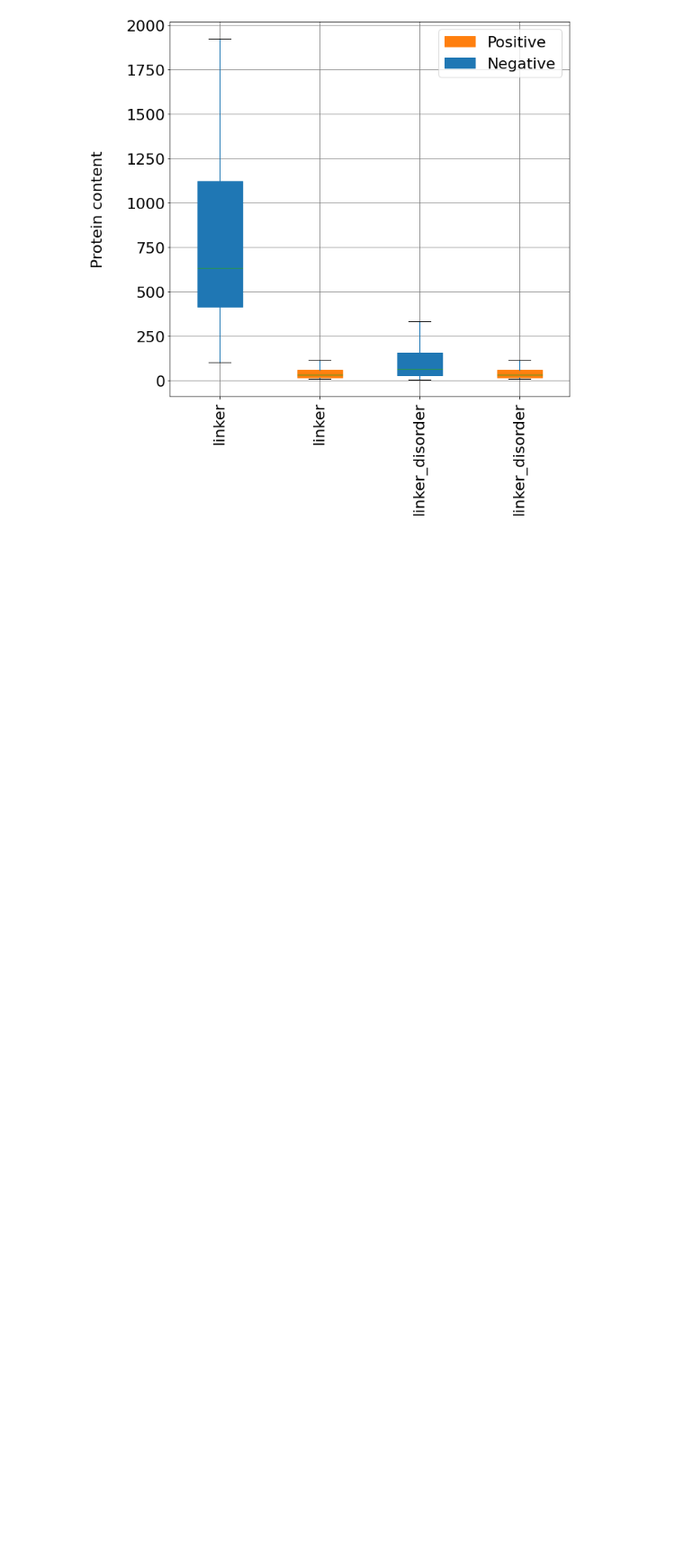
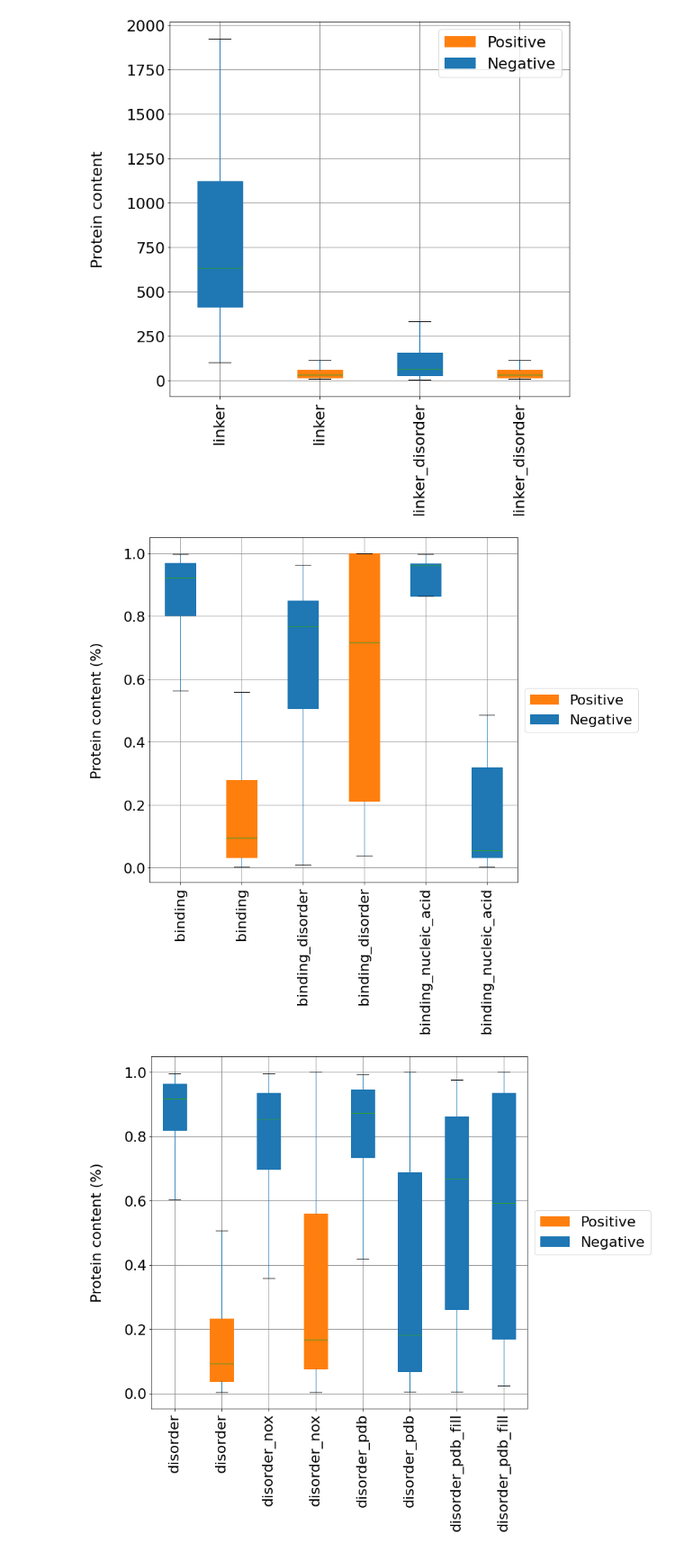
Before and after one commit to BioComputingUP/caid2-reference, a Jupyter notebook: src/references_stats.ipynb, the cells around one changed output. Shown at 90% size. Cells and saved outputs as stored; diff of their text form; code cells hidden in the pictures; blank space fills up the shorter version.

```diff
--- a/src/references_stats.ipynb
+++ b/src/references_stats.ipynb
@@ -125,3 +127,39 @@ for group, df_g in df.reset_index().groupby('group'):
 [figure]
 [figure]
 [figure]
+# %%
+# Content at the protein level
+for group, df_g in df.reset_index().groupby('group'):
+    df_ = df_g.groupby(['disprot_id', 'reference', 'value']).agg({'pos': 'count'}).reset_index()
+    df_ = df_.loc[df_['value'] != '-']#.droplevel('disprot_id').reset_index()#.pivot(index='reference', columns='value', values='pos')
+    df_tot = df_.groupby(['disprot_id', 'reference']).agg({'pos': 'sum'})
+    df_ = pd.merge(df_, df_tot, on=['disprot_id', 'reference'])
+    df_['fraction'] = df_['pos_x'] / df_['pos_y']
+    # print(df_)
+
+    fig, ax = plt.subplots(figsize=(10, 10))
+    bp = df_.loc[:, ['reference', 'value', 'fraction']].boxplot(by=['reference', 'value'], ax=ax, showfliers=False, return_type='dict', patch_artist=True)
+    ax.tick_params(axis='x', labelrotation=90)
+    # fill with colors
+    colors = {'0': '#1f77b4', '1': '#ff7f0e'}
+    for patch, (label, df_g) in zip(bp['fraction']['boxes'], df_len.groupby(['reference', 'value'])):
+        patch.set_color(colors[label[1]])
+
+    ax.set_ylabel('Protein content (%)', labelpad=30)
+
+    positive = mpatches.Patch(label='Positive', color=colors['1'])
+    negative = mpatches.Patch(label='Negative', color=colors['0'])
+    ax.legend(handles=[positive, negative], loc='center left', bbox_to_anchor=(1.0, 0.5))
+
+    labels = [item.get_text()[1:-1].split(",")[0] for item in ax.get_xticklabels()]
+    ax.set_xticklabels(labels)
+
+    plt.suptitle("")
+    plt.title('')
+    fig.gca().set_xlabel("")
+    fig.savefig("{}/stat_content_normalized_{}.png".format(fig_dir, group), dpi=300, bbox_inches='tight')
+
+    # break
+# %% [output]
+[figure, added]
+[figure, added]
```
Also changed, not shown: parts of 15 cells of this notebook, 1 other file.
